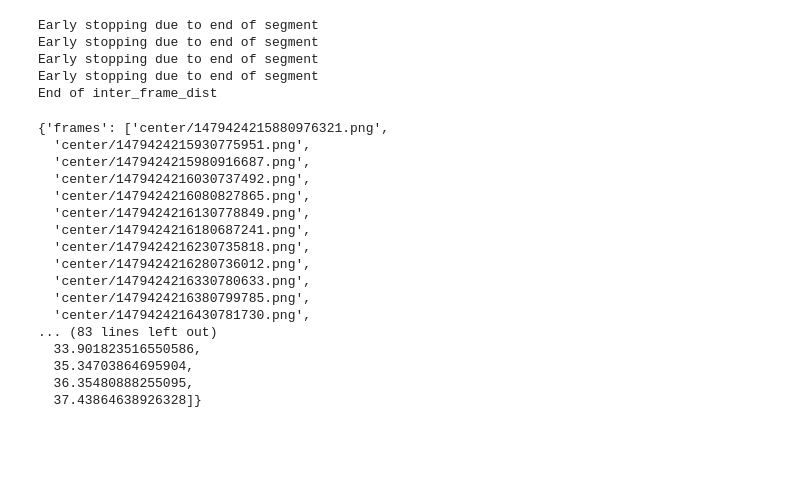
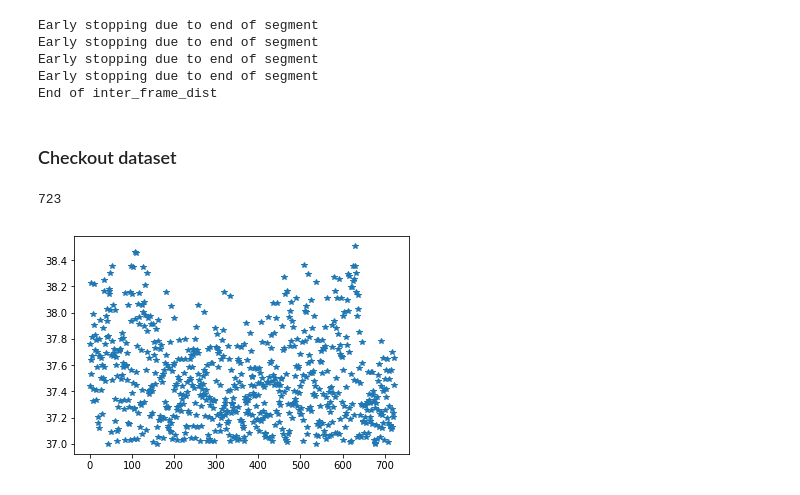
Before and after one commit to quan-dao/ECN-E2E, a Jupyter notebook: data/e2e_data_preparation.ipynb, the cells around one changed output. Saved outputs shown, nothing was run; the diff lists cells and outputs as text; code cells hidden in the pictures; blank space fills up the shorter version.

```diff
--- a/data/e2e_data_preparation.ipynb
+++ b/data/e2e_data_preparation.ipynb
@@ -243,7 +247,7 @@ def filterOutlierDistance(inter_frame_dist, bins_edge_arr=[0, 10, 10000]):
     filtered_idx = inter_frame_dist < bins_edge_arr[1]
     return inter_frame_dist[filtered_idx], filtered_idx
 
-filtered_inter_frame_dist, filterd_idx = filterOutlierDistance(inter_frame_dist)
+filtered_inter_frame_dist, filtered_idx = filterOutlierDistance(inter_frame_dist)
 plt.plot(filtered_inter_frame_dist, '*')
 plt.xlabel('Idx')
 plt.ylabel('Inter frame distance (m)')
@@ -293,5 +263,8 @@ total_dist =  37.438647693216474
+# %%
+SPATIAL_HISTORY = 12.
+PLANNING_HORIZON = 25.
 # %%
-def generateTrainingSample(center_cam_df, inter_frame_dist, filterd_idx, starting_idx):
+def generateTrainingSample(center_cam_df, inter_frame_dist, filtered_idx, starting_idx):
     """
     Generate 1 training sample as a dictionary with 3 items: frames_list, steering_angles_list,
     and travelled_dist_list
@@ -321,13 +294,13 @@ def generateTrainingSample(center_cam_df, inter_frame_dist, filterd_idx, startin
     # loop
     incomplete_sample = False
     start_print = False
-    while total_dist < (SPATIAL_DIST_HISTORY + PLANNING_HORIZON):
+    while total_dist < (SPATIAL_HISTORY + PLANNING_HORIZON):
         if i - 1 == len(inter_frame_dist) - 1:
             print('End of inter_frame_dist')
             incomplete_sample = True
             break
 
-        if filterd_idx[i - 1]:
+        if filtered_idx[i - 1]:
             total_dist += inter_frame_dist[i - 1]
             frames_list.append(center_cam_df.iloc[i].filename)
             steering_angles_list.append(center_cam_df.iloc[i].angle)
@@ -350,11 +323,11 @@ plt.show()
 [figure]
 # %%
 # Generate dataset
-hybrid_dataset = []
+hybrid_dataset = []  # list of dictionary
 
 starting_idx = 0
 while starting_idx < len(center_cam_idx):
-    out = generateTrainingSample(center_cam_df, inter_frame_dist, filterd_idx, starting_idx)
+    out = generateTrainingSample(center_cam_df, inter_frame_dist, filtered_idx, starting_idx)
     if type(out) == dict:  # get a complete sample
         hybrid_dataset.append(out)
         starting_idx += len(out['travelled_dist'])
@@ -366,23 +339,17 @@ Early stopping due to end of segment
 Early stopping due to end of segment
 Early stopping due to end of segment
 End of inter_frame_dist
-# %%
-hybrid_dataset[0]
-# %% [output]
-{'frames': ['center/1479424215880976321.png',
-  'center/1479424215930775951.png',
-  'center/1479424215980916687.png',
-  'center/1479424216030737492.png',
-  'center/1479424216080827865.png',
-  'center/1479424216130778849.png',
-  'center/1479424216180687241.png',
-  'center/1479424216230735818.png',
-  'center/1479424216280736012.png',
-  'center/1479424216330780633.png',
-  'center/1479424216380799785.png',
-  'center/1479424216430781730.png',
-... (83 lines left out)
-  33.901823516550586,
-  35.34703864695904,
-  36.35480888255095,
-  37.43864638926328]}
+# %% [markdown]
+### Checkout dataset
+# %%
+len(hybrid_dataset)
+# %% [output]
+723
+# %%
+# Test the travelled distance among the hybrid_dataset
+travelled_distance_list = [sample['travelled_dist'][-1] for sample in hybrid_dataset]
+
+plt.plot(travelled_distance_list, '*')
+plt.show()
+# %% [output]
+[figure, added]
```
Also changed, not shown: parts of 14 cells of this notebook.
